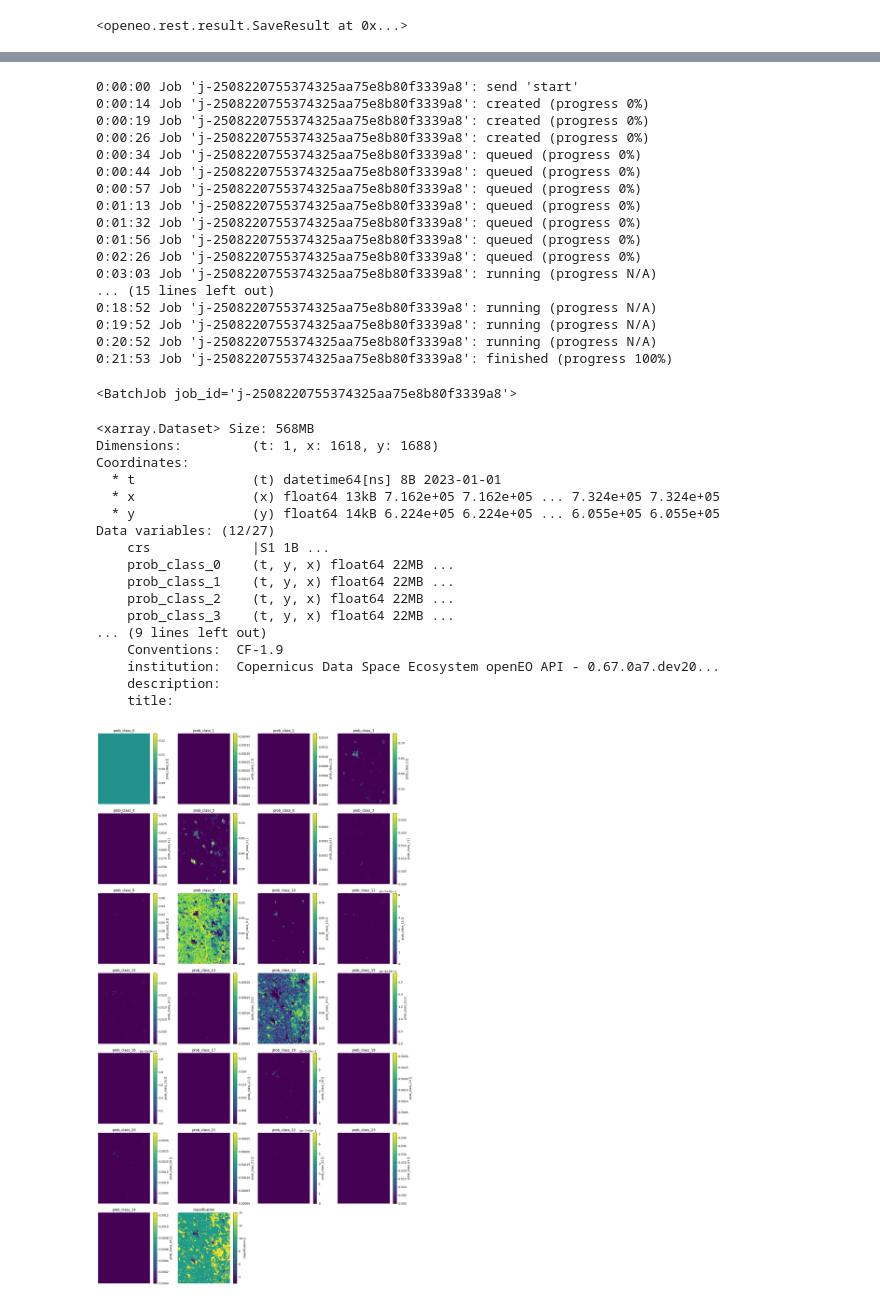
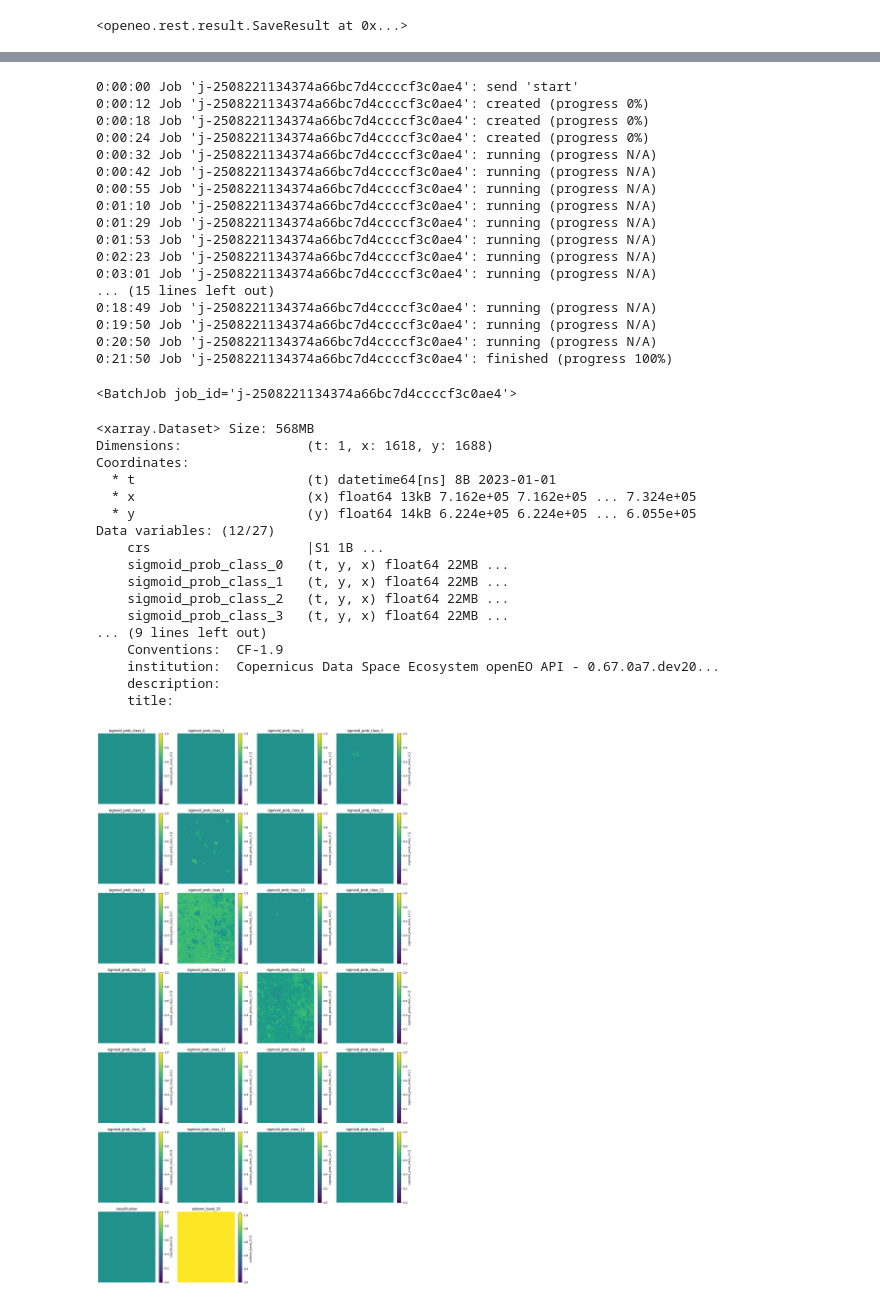
Before and after one commit to masolele/WAC, a Jupyter notebook: classification/full_processing_pipeline.ipynb, the cells around one changed output, grey strips where cells are left out. Cells and saved outputs as stored; diff of their text form; code cells hidden in the pictures.

```diff
--- a/classification/full_processing_pipeline.ipynb
+++ b/classification/full_processing_pipeline.ipynb
@@ -52,6 +52,9 @@ inference_cube = run_inference(
     overlap=config.OVERLAP_SIZE
 )
 
+class_labels = [f"sigmoid_prob_class_{c}" for c in range(config.N_CLASSES)] + [f"classification"]
+inference_cube = inference_cube.rename_labels(dimension='bands', target=class_labels)
+
 save_inference_cube = inference_cube.save_result(format = "netCDF")
 save_inference_cube
 # %% [output]
@@ -63,24 +68,24 @@ job = connection.create_job(save_inference_cube,
 )
 job.start_and_wait()
 # %% [output]
-0:00:00 Job 'j-2508220755374325aa75e8b80f3339a8': send 'start'
-0:00:14 Job 'j-2508220755374325aa75e8b80f3339a8': created (progress 0%)
-0:00:19 Job 'j-2508220755374325aa75e8b80f3339a8': created (progress 0%)
-0:00:26 Job 'j-2508220755374325aa75e8b80f3339a8': created (progress 0%)
-0:00:34 Job 'j-2508220755374325aa75e8b80f3339a8': queued (progress 0%)
-0:00:44 Job 'j-2508220755374325aa75e8b80f3339a8': queued (progress 0%)
-0:00:57 Job 'j-2508220755374325aa75e8b80f3339a8': queued (progress 0%)
-0:01:13 Job 'j-2508220755374325aa75e8b80f3339a8': queued (progress 0%)
-0:01:32 Job 'j-2508220755374325aa75e8b80f3339a8': queued (progress 0%)
-0:01:56 Job 'j-2508220755374325aa75e8b80f3339a8': queued (progress 0%)
-0:02:26 Job 'j-2508220755374325aa75e8b80f3339a8': queued (progress 0%)
-0:03:03 Job 'j-2508220755374325aa75e8b80f3339a8': running (progress N/A)
+0:00:00 Job 'j-2508221134374a66bc7d4ccccf3c0ae4': send 'start'
+0:00:12 Job 'j-2508221134374a66bc7d4ccccf3c0ae4': created (progress 0%)
+0:00:18 Job 'j-2508221134374a66bc7d4ccccf3c0ae4': created (progress 0%)
+0:00:24 Job 'j-2508221134374a66bc7d4ccccf3c0ae4': created (progress 0%)
+0:00:32 Job 'j-2508221134374a66bc7d4ccccf3c0ae4': running (progress N/A)
+0:00:42 Job 'j-2508221134374a66bc7d4ccccf3c0ae4': running (progress N/A)
+0:00:55 Job 'j-2508221134374a66bc7d4ccccf3c0ae4': running (progress N/A)
+0:01:10 Job 'j-2508221134374a66bc7d4ccccf3c0ae4': running (progress N/A)
+0:01:29 Job 'j-2508221134374a66bc7d4ccccf3c0ae4': running (progress N/A)
+0:01:53 Job 'j-2508221134374a66bc7d4ccccf3c0ae4': running (progress N/A)
+0:02:23 Job 'j-2508221134374a66bc7d4ccccf3c0ae4': running (progress N/A)
+0:03:01 Job 'j-2508221134374a66bc7d4ccccf3c0ae4': running (progress N/A)
 ... (15 lines left out)
-0:18:52 Job 'j-2508220755374325aa75e8b80f3339a8': running (progress N/A)
-0:19:52 Job 'j-2508220755374325aa75e8b80f3339a8': running (progress N/A)
-0:20:52 Job 'j-2508220755374325aa75e8b80f3339a8': running (progress N/A)
-0:21:53 Job 'j-2508220755374325aa75e8b80f3339a8': finished (progress 100%)
+0:18:49 Job 'j-2508221134374a66bc7d4ccccf3c0ae4': running (progress N/A)
+0:19:50 Job 'j-2508221134374a66bc7d4ccccf3c0ae4': running (progress N/A)
+0:20:50 Job 'j-2508221134374a66bc7d4ccccf3c0ae4': running (progress N/A)
+0:21:50 Job 'j-2508221134374a66bc7d4ccccf3c0ae4': finished (progress 100%)
-<BatchJob job_id='j-2508220755374325aa75e8b80f3339a8'>
+<BatchJob job_id='j-2508221134374a66bc7d4ccccf3c0ae4'>
 # %%
 import xarray as xr
 
@@ -91,17 +96,17 @@ ds = xr.open_dataset(path[0])
 ds
 # %% [output]
 <xarray.Dataset> Size: 568MB
-Dimensions:         (t: 1, x: 1618, y: 1688)
+Dimensions:                (t: 1, x: 1618, y: 1688)
 Coordinates:
-  * t               (t) datetime64[ns] 8B 2023-01-01
-  * x               (x) float64 13kB 7.162e+05 7.162e+05 ... 7.324e+05 7.324e+05
-  * y               (y) float64 14kB 6.224e+05 6.224e+05 ... 6.055e+05 6.055e+05
+  * t                      (t) datetime64[ns] 8B 2023-01-01
+  * x                      (x) float64 13kB 7.162e+05 7.162e+05 ... 7.324e+05
+  * y                      (y) float64 14kB 6.224e+05 6.224e+05 ... 6.055e+05
 Data variables: (12/27)
-    crs             |S1 1B ...
-    prob_class_0    (t, y, x) float64 22MB ...
-    prob_class_1    (t, y, x) float64 22MB ...
-    prob_class_2    (t, y, x) float64 22MB ...
-    prob_class_3    (t, y, x) float64 22MB ...
+    crs                    |S1 1B ...
+    sigmoid_prob_class_0   (t, y, x) float64 22MB ...
+    sigmoid_prob_class_1   (t, y, x) float64 22MB ...
+    sigmoid_prob_class_2   (t, y, x) float64 22MB ...
+    sigmoid_prob_class_3   (t, y, x) float64 22MB ...
 ... (9 lines left out)
     Conventions:  CF-1.9
     institution:  Copernicus Data Space Ecosystem openEO API - 0.67.0a7.dev20...
@@ -110,33 +115,35 @@ Data variables: (12/27)
 # %%
 
 import matplotlib.pyplot as plt
 
 time_step = 0
 # Load dataset
-
 
 # Filter only variables with dimensions (t, y, x)
 variables_to_plot = [var for var in ds.data_vars if {'t', 'y', 'x'}.issubset(ds[var].dims)]
 
 n = len(variables_to_plot)
 ncols = 4  # adjust based on how wide you want the figure
 nrows = -(-n // ncols)  # ceiling division
 
 fig, axes = plt.subplots(nrows=nrows, ncols=ncols, figsize=(4*ncols, 4*nrows))
 
+# Loop through variables and plot with fixed color scale
 for i, var in enumerate(variables_to_plot):
     data = ds[var].isel(t=time_step)
 
     ax = axes.flat[i]
-    data.plot(ax=ax, add_colorbar=True)
+    im = data.plot(ax=ax, add_colorbar=True, vmin=0, vmax=1)  # no individual colorbar
     ax.set_title(var)
     ax.axis('off')
 
 # Hide any unused subplots
 for j in range(i + 1, len(axes.flat)):
     axes.flat[j].axis('off')
 
+
+
 plt.tight_layout()
 plt.show()
 # %% [output]
-[figure, old version]
+[figure, new version]
```
Also changed, not shown: parts of 7 cells of this notebook, 3 other files.
